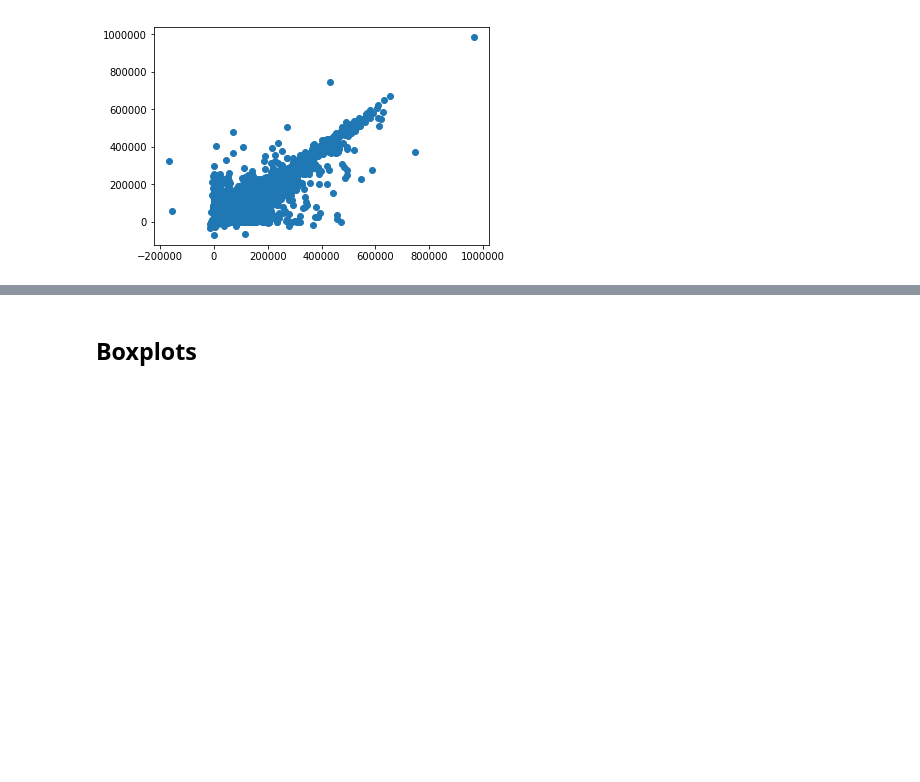
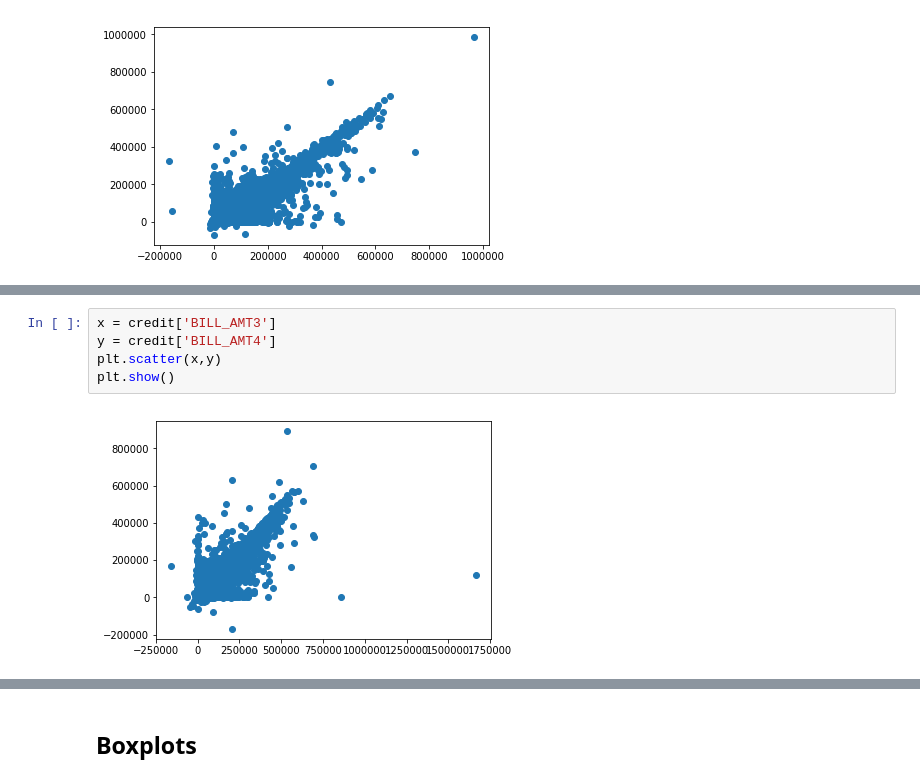
Before and after one commit to mianhuang/DataAnalytics-Python-Code, a Jupyter notebook: Course5_Task2_Credit_EDA.ipynb, the cells around one changed output, grey strips where cells are left out. Cells and saved outputs as stored; diff of their text form; blank space fills up the shorter version.

```diff
--- a/Course5_Task2_Credit_EDA.ipynb
+++ b/Course5_Task2_Credit_EDA.ipynb
@@ -744,0 +766,7 @@ plt.show()
+# %%
+x = credit['BILL_AMT3']
+y = credit['BILL_AMT4']
+plt.scatter(x,y)
+plt.show()
+# %% [output]
+[figure, added]
```
Also changed, not shown: parts of 5 cells of this notebook.
